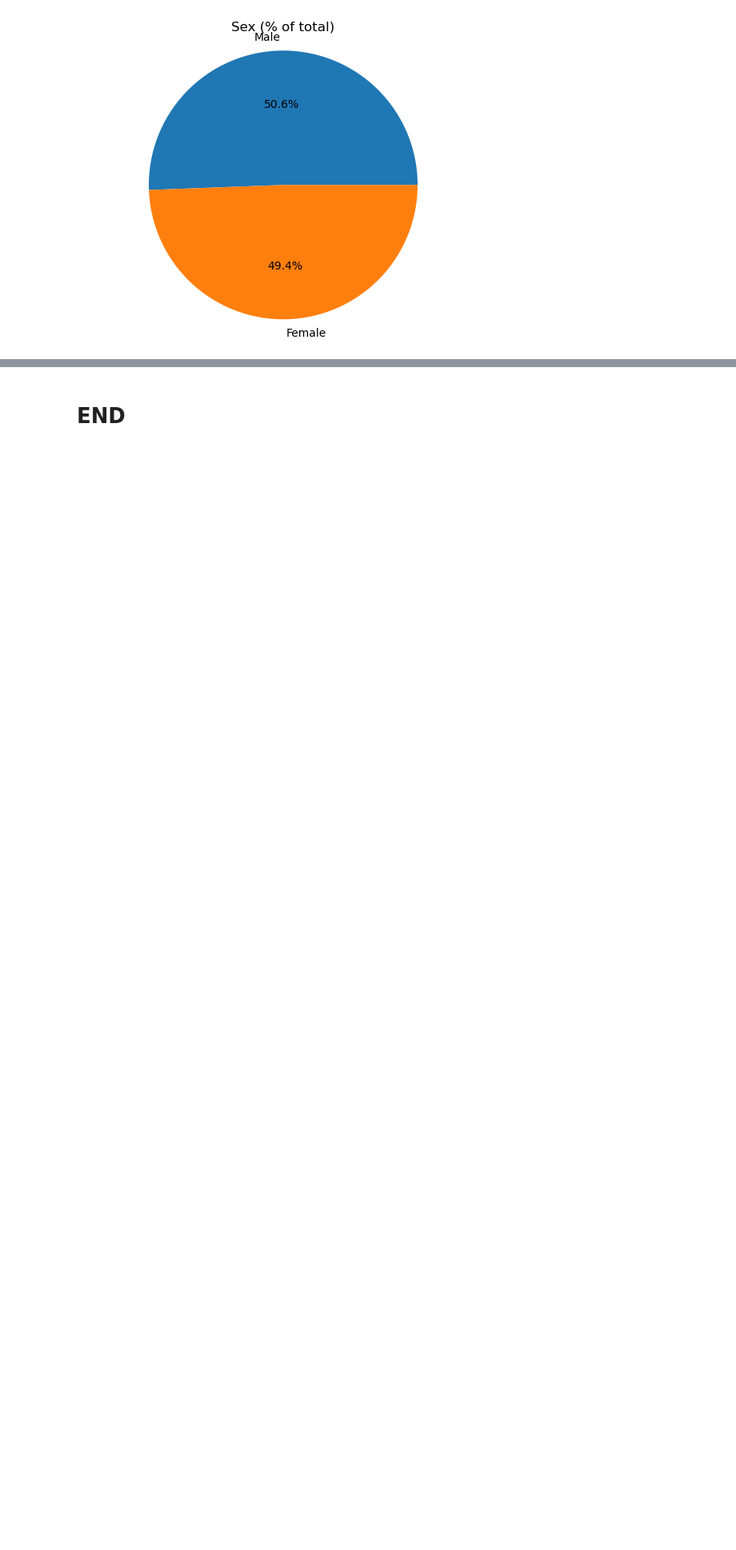
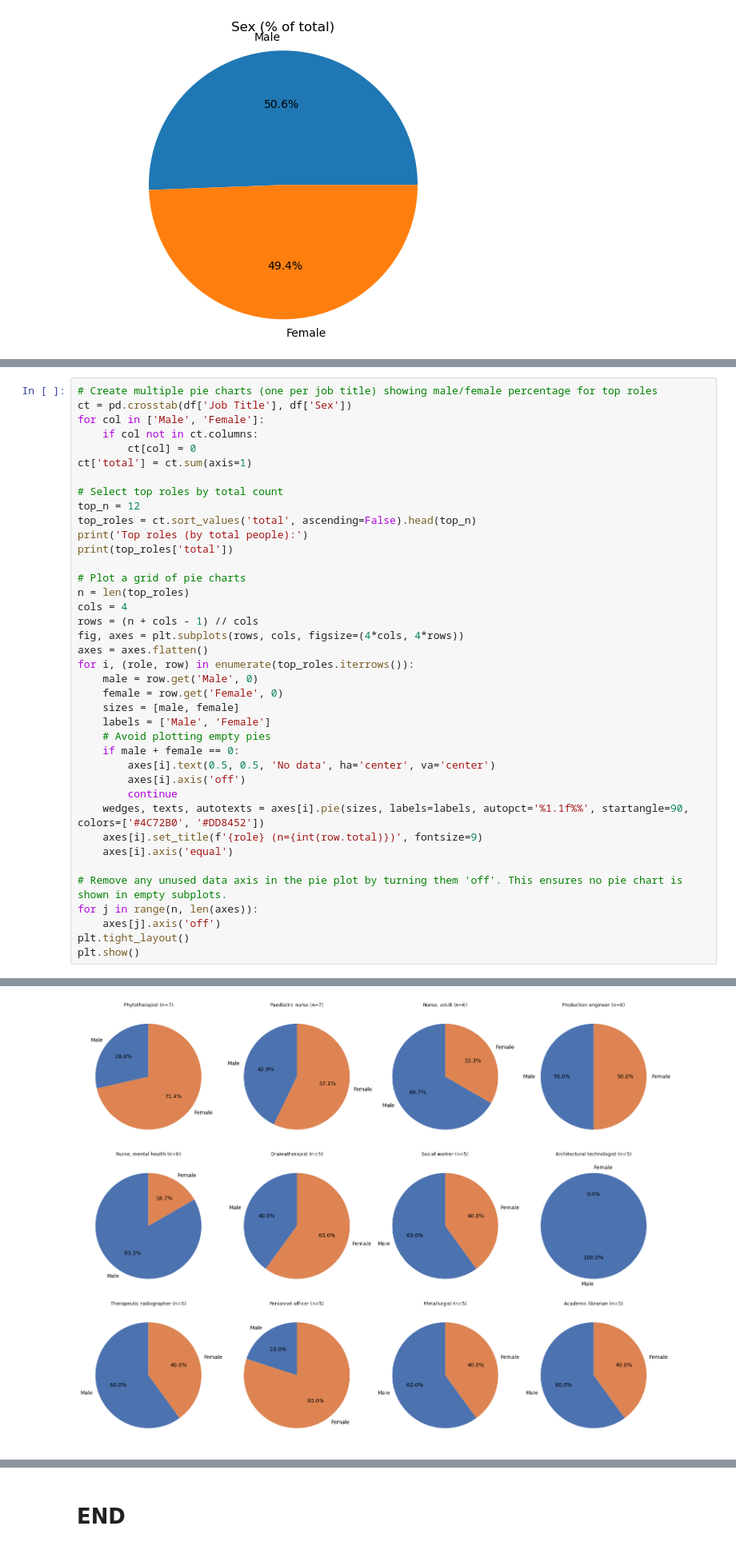
Before and after one commit to KaiiMenai/programming-for-data-analytics, a Jupyter notebook: pfda-assignments/assignment03-pie.ipynb, the cells around one changed output, grey strips where cells are left out. Shown at 80% size. Cells and saved outputs as stored; diff of their text form; blank space fills up the shorter version.

```diff
--- a/pfda-assignments/assignment03-pie.ipynb
+++ b/pfda-assignments/assignment03-pie.ipynb
@@ -184,0 +245,40 @@ print(grouped_female)
+# %%
+# Create multiple pie charts (one per job title) showing male/female percentage for top roles
+ct = pd.crosstab(df['Job Title'], df['Sex'])
+for col in ['Male', 'Female']:
+    if col not in ct.columns:
+        ct[col] = 0
+ct['total'] = ct.sum(axis=1)
+
+# Select top roles by total count
+top_n = 12
+top_roles = ct.sort_values('total', ascending=False).head(top_n)
+print('Top roles (by total people):')
+print(top_roles['total'])
+
+# Plot a grid of pie charts
+n = len(top_roles)
+cols = 4
+rows = (n + cols - 1) // cols
+fig, axes = plt.subplots(rows, cols, figsize=(4*cols, 4*rows))
+axes = axes.flatten()
+for i, (role, row) in enumerate(top_roles.iterrows()):
+    male = row.get('Male', 0)
+    female = row.get('Female', 0)
+    sizes = [male, female]
+    labels = ['Male', 'Female']
+    # Avoid plotting empty pies
+    if male + female == 0:
+        axes[i].text(0.5, 0.5, 'No data', ha='center', va='center')
+        axes[i].axis('off')
+        continue
+    wedges, texts, autotexts = axes[i].pie(sizes, labels=labels, autopct='%1.1f%%', startangle=90, colors=['#4C72B0', '#DD8452'])
+    axes[i].set_title(f'{role} (n={int(row.total)})', fontsize=9)
+    axes[i].axis('equal')
+
+# Remove any unused data axis in the pie plot by turning them 'off'. This ensures no pie chart is shown in empty subplots.
+for j in range(n, len(axes)):
+    axes[j].axis('off')
+plt.tight_layout()
+plt.show()
+# %% [output]
@@ -184,0 +300 @@ print(grouped_female)
+[figure, added]
```
Also changed, not shown: parts of 7 cells of this notebook.
